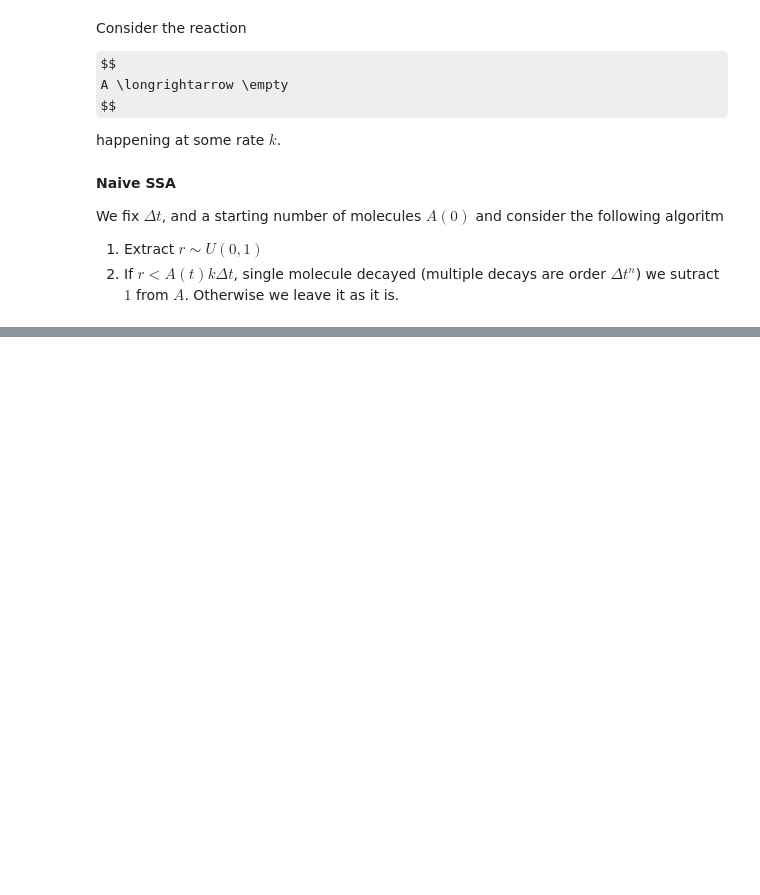
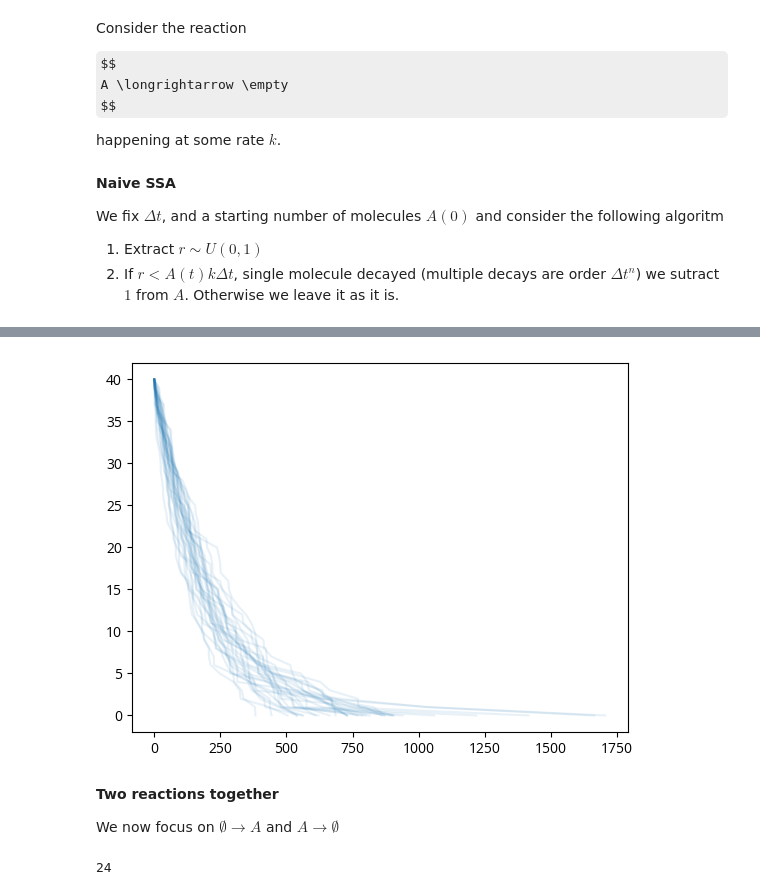
Before and after one commit to janko-petkovic/drawer, a Jupyter notebook: gillespie/notes.ipynb, the cells around one changed output, grey strips where cells are left out. Cells and saved outputs as stored; diff of their text form; code cells hidden in the pictures; some formulas as TeX source; blank space fills up the shorter version.

```diff
--- a/gillespie/notes.ipynb
+++ b/gillespie/notes.ipynb
@@ -94,0 +117,30 @@ plt.hist(plot_data, bins=30)
+# %%
+delta_t = 5e-3
+n_steps = 6000
+n_trials = 30
+
+k = 1
+
+
+for _ in range(n_trials):
+    As = [40,]
+    ts = [0,]
+
+    while (ts[-1] < n_steps) and (As[-1]>0):
+        t = rng.exponential(scale=1/(delta_t * As[-1]))
+        As.append(As[-1]-1)
+        ts.append(ts[-1]+t)
+
+    plt.plot(ts, As, c='tab:blue', alpha=0.1)
+# %% [output]
+[figure, added]
+# %% [markdown]
+**Two reactions together**
+
+We now focus on $\emptyset \to A$ and $A \to \emptyset$
+# %%
+a = np.arange(5)
+
+math.factorial(a[-1])
+# %% [output]
+24
```
Also changed, not shown: parts of 15 cells of this notebook, 2 other files.
